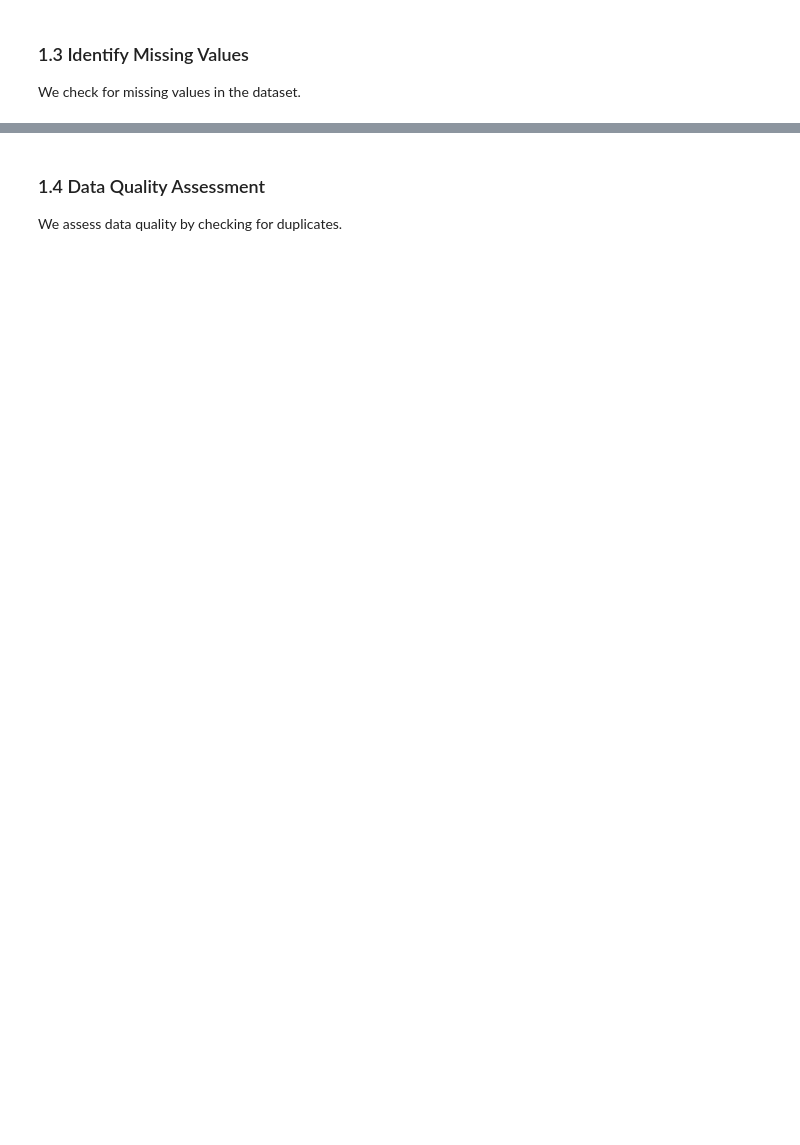
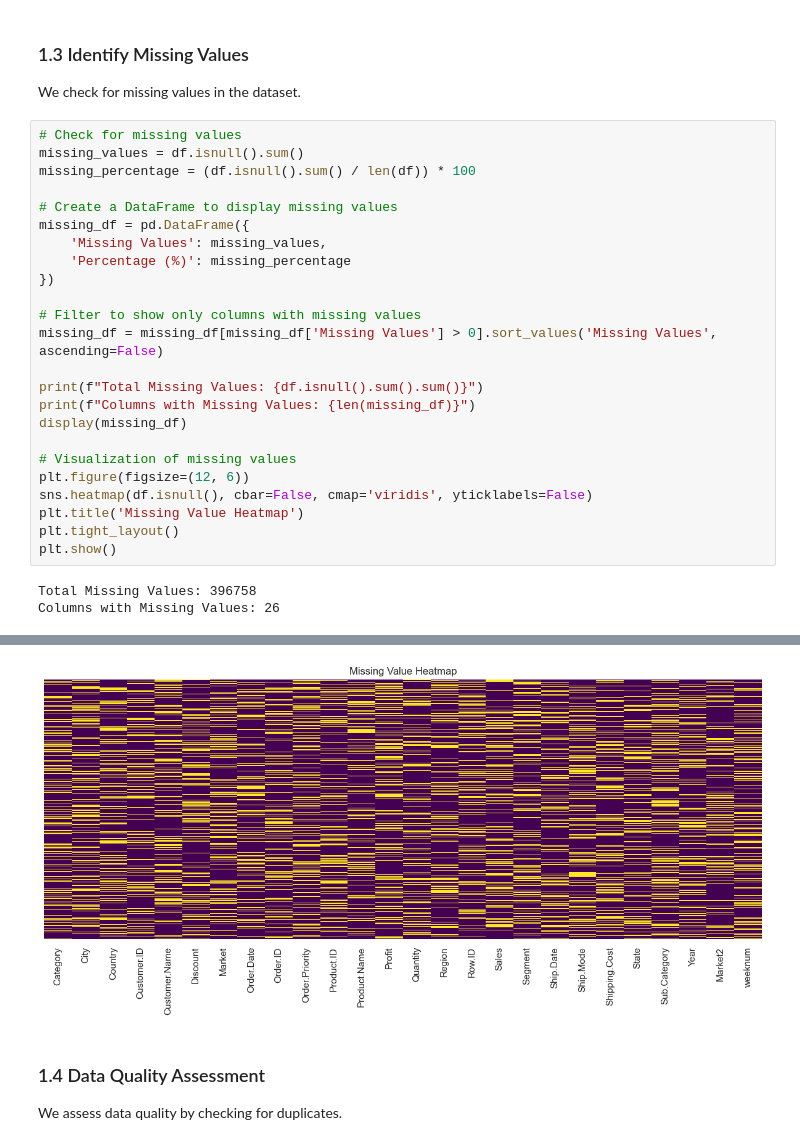
Before and after one commit to TheRealMobitz/Data-Mining, a Jupyter notebook: DataMiningProject.ipynb, the cells around one changed output, grey strips where cells are left out. Saved outputs shown, nothing was run; the diff lists cells and outputs as text; blank space fills up the shorter version.

```diff
--- a/DataMiningProject.ipynb
+++ b/DataMiningProject.ipynb
@@ -13,3 +118,30 @@ Next, we extract descriptive statistics for each column.
 # %% [markdown]
 ### 1.3 Identify Missing Values
 We check for missing values in the dataset.
+# %%
+# Check for missing values
+missing_values = df.isnull().sum()
+missing_percentage = (df.isnull().sum() / len(df)) * 100
+
+# Create a DataFrame to display missing values
+missing_df = pd.DataFrame({
+    'Missing Values': missing_values,
+    'Percentage (%)': missing_percentage
+})
+
+# Filter to show only columns with missing values
+missing_df = missing_df[missing_df['Missing Values'] > 0].sort_values('Missing Values', ascending=False)
+
+print(f"Total Missing Values: {df.isnull().sum().sum()}")
+print(f"Columns with Missing Values: {len(missing_df)}")
+display(missing_df)
+
+# Visualization of missing values
+plt.figure(figsize=(12, 6))
+sns.heatmap(df.isnull(), cbar=False, cmap='viridis', yticklabels=False)
+plt.title('Missing Value Heatmap')
+plt.tight_layout()
+plt.show()
+# %% [output]
+Total Missing Values: 396758
+Columns with Missing Values: 26
@@ -16,3 +165,4 @@ We check for missing values in the dataset.
+[figure, added]
 # %% [markdown]
 ### 1.4 Data Quality Assessment
 We assess data quality by checking for duplicates.
```
Also changed, not shown: parts of 16 cells of this notebook, 14 other files.
